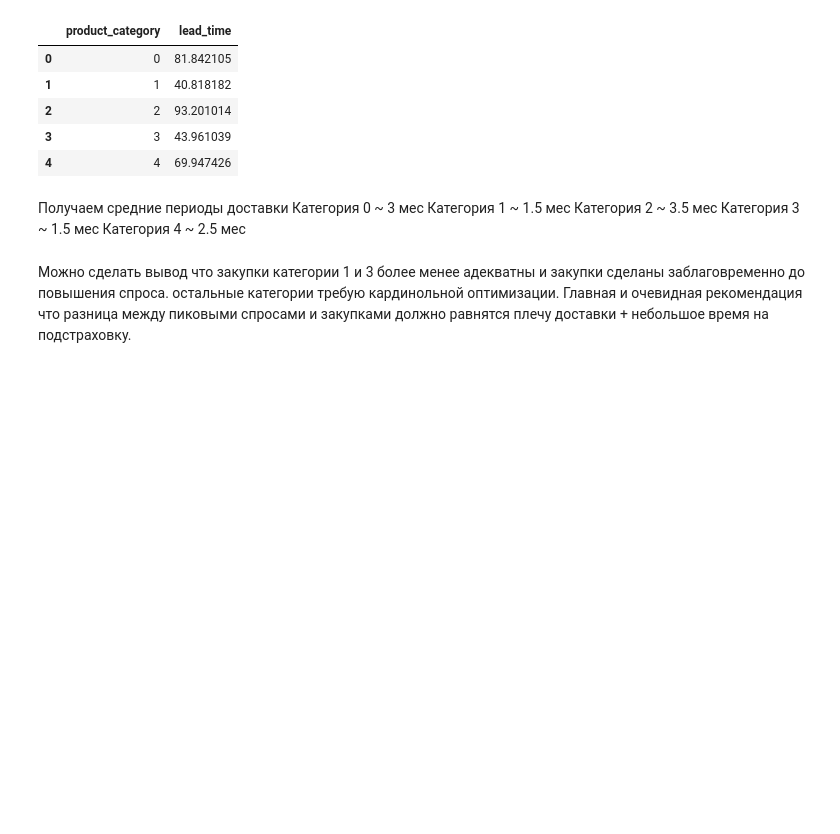
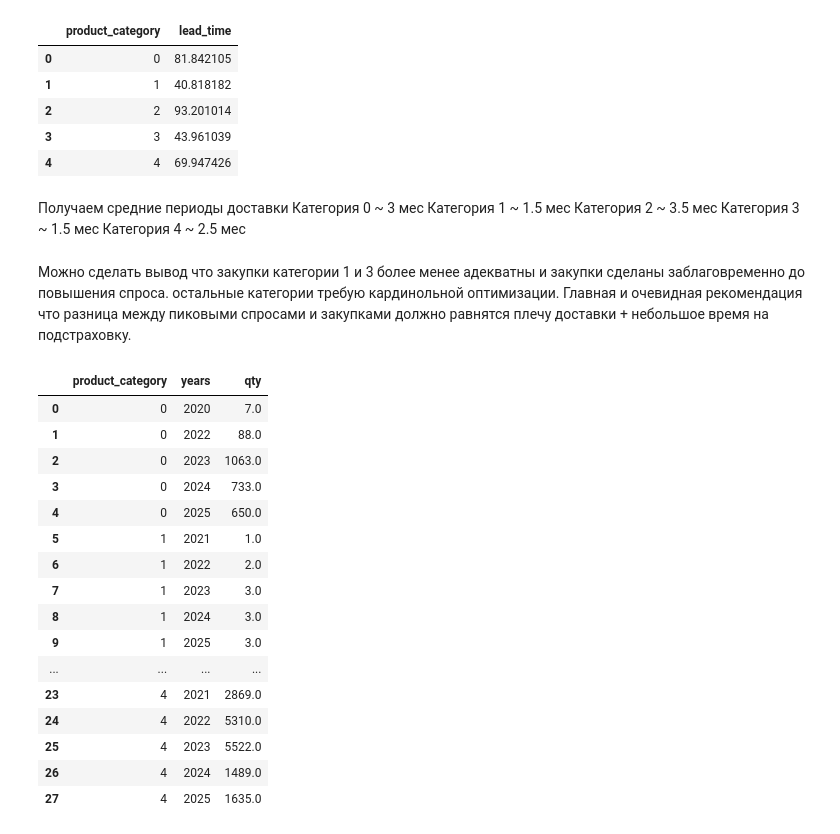
Before and after one commit to StasevichStas/S7_Case, a Jupyter notebook: seasonality_analisis.ipynb, the cells around one changed output. Drawn from its saved outputs; the diff is of its cells as text; code cells hidden in the pictures; blank space fills up the shorter version.

```diff
--- a/seasonality_analisis.ipynb
+++ b/seasonality_analisis.ipynb
@@ -195,3 +195,26 @@ lead_time_avg
 Категория 4 ~ 2.5 мес
 # %% [markdown]
 Можно сделать вывод что закупки категории 1 и 3 более менее адекватны и закупки сделаны заблаговременно до повышения спроса. остальные категории требую кардинольной оптимизации. Главная и очевидная рекомендация что разница между пиковыми спросами и закупками должно равнятся плечу доставки + небольшое время на подстраховку.
+# %%
+years_avg = df_.groupby(['product_category', 'years'])['qty'].sum().reset_index()
+years_avg.columns = ['product_category', 'years', 'qty']
+# %%
+years_avg
+# %% [output]
+|  | product_category | years | qty |
+| 0 | 0 | 2020 | 7.0 |
+| 1 | 0 | 2022 | 88.0 |
+| 2 | 0 | 2023 | 1063.0 |
+| 3 | 0 | 2024 | 733.0 |
+| 4 | 0 | 2025 | 650.0 |
+| 5 | 1 | 2021 | 1.0 |
+| 6 | 1 | 2022 | 2.0 |
+| 7 | 1 | 2023 | 3.0 |
+| 8 | 1 | 2024 | 3.0 |
+| 9 | 1 | 2025 | 3.0 |
+| ... | ... | ... | ... |
+| 23 | 4 | 2021 | 2869.0 |
+| 24 | 4 | 2022 | 5310.0 |
+| 25 | 4 | 2023 | 5522.0 |
+| 26 | 4 | 2024 | 1489.0 |
+| 27 | 4 | 2025 | 1635.0 |
```
Also changed, not shown: 3 other files.
